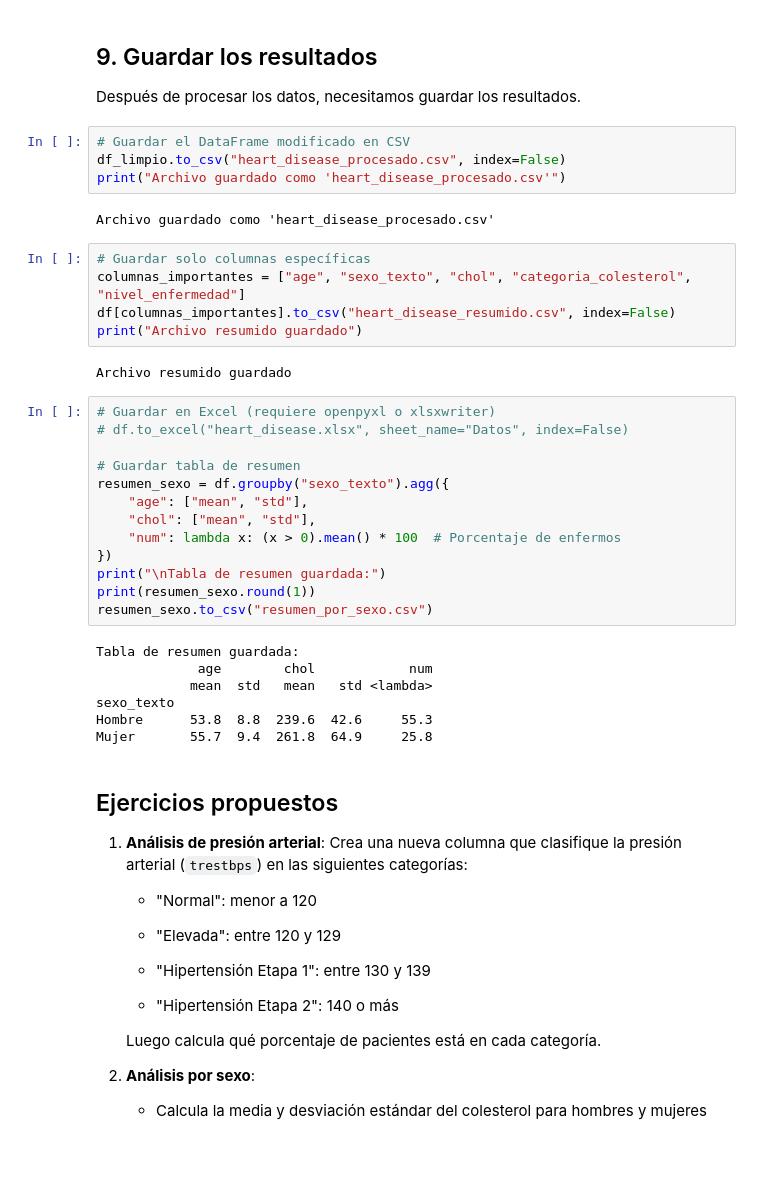
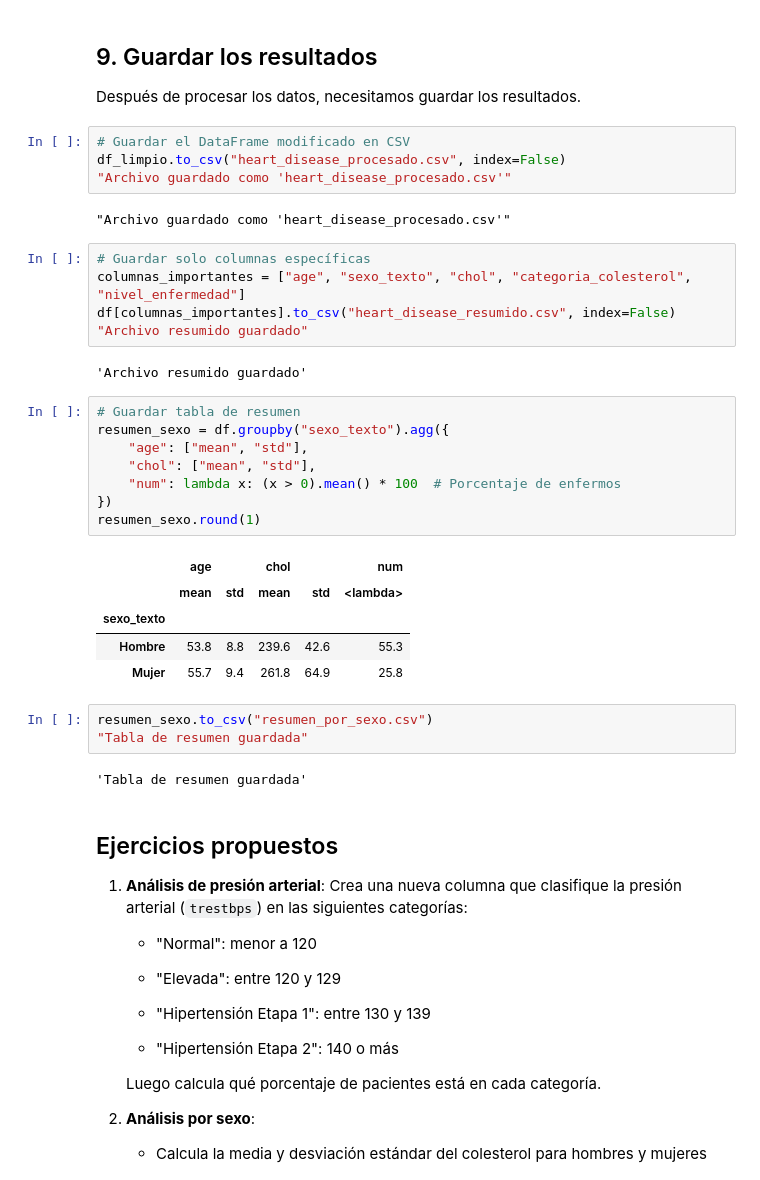
Before and after one commit to marcpalo1999/MIA_sanidad, a Jupyter notebook: 2_1_introduccion_pandas.ipynb, the cells around one changed output. Saved outputs shown, nothing was run; the diff lists cells and outputs as text; blank space fills up the shorter version.

```diff
--- a/2_1_introduccion_pandas.ipynb
+++ b/2_1_introduccion_pandas.ipynb
@@ -791,34 +741,33 @@ plt.show()
 # %%
 # Guardar el DataFrame modificado en CSV
 df_limpio.to_csv("heart_disease_procesado.csv", index=False)
-print("Archivo guardado como 'heart_disease_procesado.csv'")
+"Archivo guardado como 'heart_disease_procesado.csv'"
 # %% [output]
-Archivo guardado como 'heart_disease_procesado.csv'
+"Archivo guardado como 'heart_disease_procesado.csv'"
 # %%
 # Guardar solo columnas específicas
 columnas_importantes = ["age", "sexo_texto", "chol", "categoria_colesterol", "nivel_enfermedad"]
 df[columnas_importantes].to_csv("heart_disease_resumido.csv", index=False)
-print("Archivo resumido guardado")
+"Archivo resumido guardado"
 # %% [output]
-Archivo resumido guardado
+'Archivo resumido guardado'
 # %%
-# Guardar en Excel (requiere openpyxl o xlsxwriter)
-# df.to_excel("heart_disease.xlsx", sheet_name="Datos", index=False)
-
 # Guardar tabla de resumen
 resumen_sexo = df.groupby("sexo_texto").agg({
     "age": ["mean", "std"],
     "chol": ["mean", "std"],
     "num": lambda x: (x > 0).mean() * 100  # Porcentaje de enfermos
 })
-print("\nTabla de resumen guardada:")
-print(resumen_sexo.round(1))
-resumen_sexo.to_csv("resumen_por_sexo.csv")
+resumen_sexo.round(1)
 # %% [output]
-Tabla de resumen guardada:
-             age        chol            num
-            mean  std   mean   std <lambda>
-sexo_texto
-Hombre      53.8  8.8  239.6  42.6     55.3
-Mujer       55.7  9.4  261.8  64.9     25.8
+|  | age |  | chol |  | num |
+|  | mean | std | mean | std | <lambda> |
+| sexo_texto |  |  |  |  |  |
+| Hombre | 53.8 | 8.8 | 239.6 | 42.6 | 55.3 |
+| Mujer | 55.7 | 9.4 | 261.8 | 64.9 | 25.8 |
+# %%
+resumen_sexo.to_csv("resumen_por_sexo.csv")
+"Tabla de resumen guardada"
+# %% [output]
+'Tabla de resumen guardada'
 # %% [markdown]
```
Also changed, not shown: parts of 113 cells of this notebook, 1 other file.
